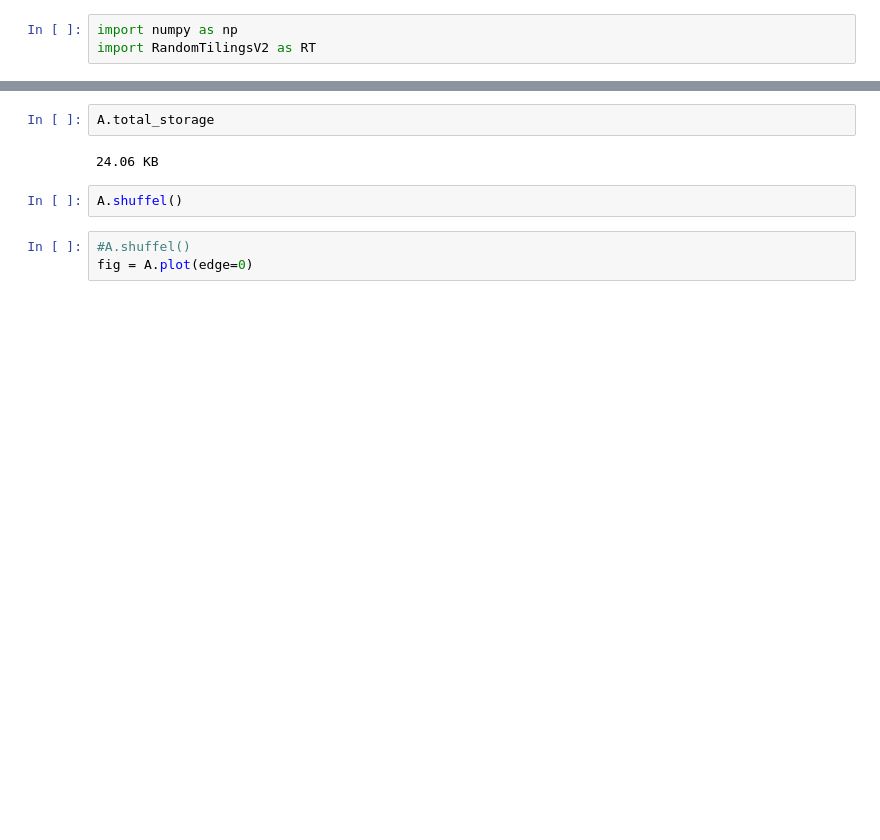
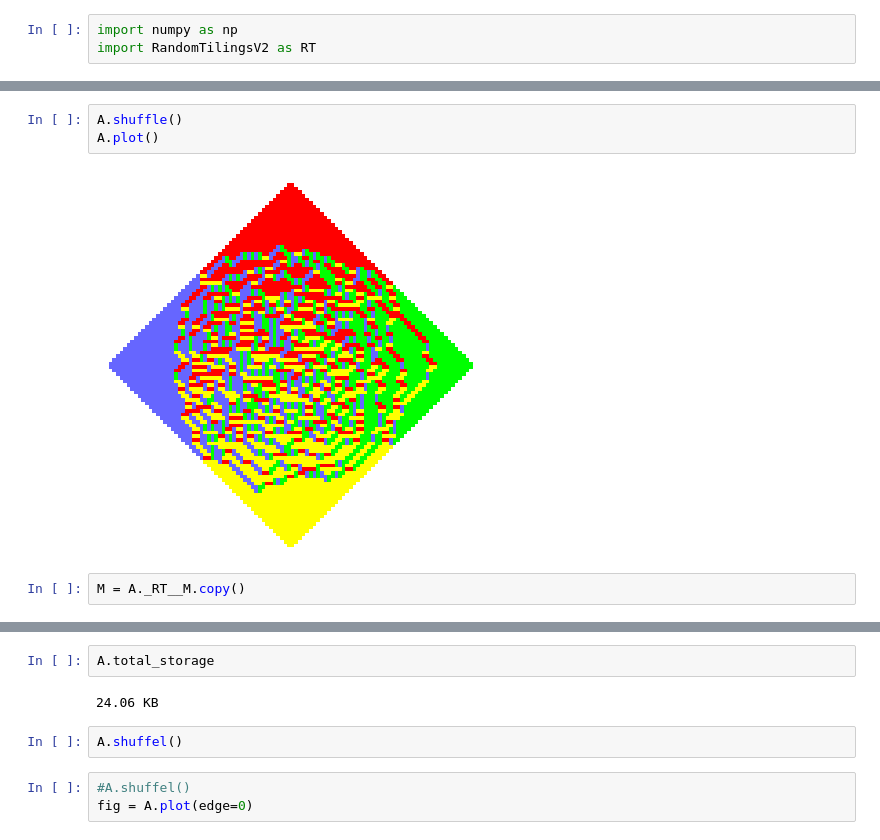
Before and after one commit to MaxvanHorssen/random-tilings, a Jupyter notebook: Dev V2.ipynb, the cells around one changed output, grey strips where cells are left out. Saved outputs shown, nothing was run; the diff lists cells and outputs as text; blank space fills up the shorter version.

```diff
--- a/Dev V2.ipynb
+++ b/Dev V2.ipynb
@@ -8,0 +51,7 @@ B = RT.Hexagon(n,w)
+# %%
+A.shuffle()
+A.plot()
+# %% [output]
+[figure, added]
+# %%
+M = A._RT__M.copy()
```
Also changed, not shown: parts of 17 cells of this notebook, 4 other files.
